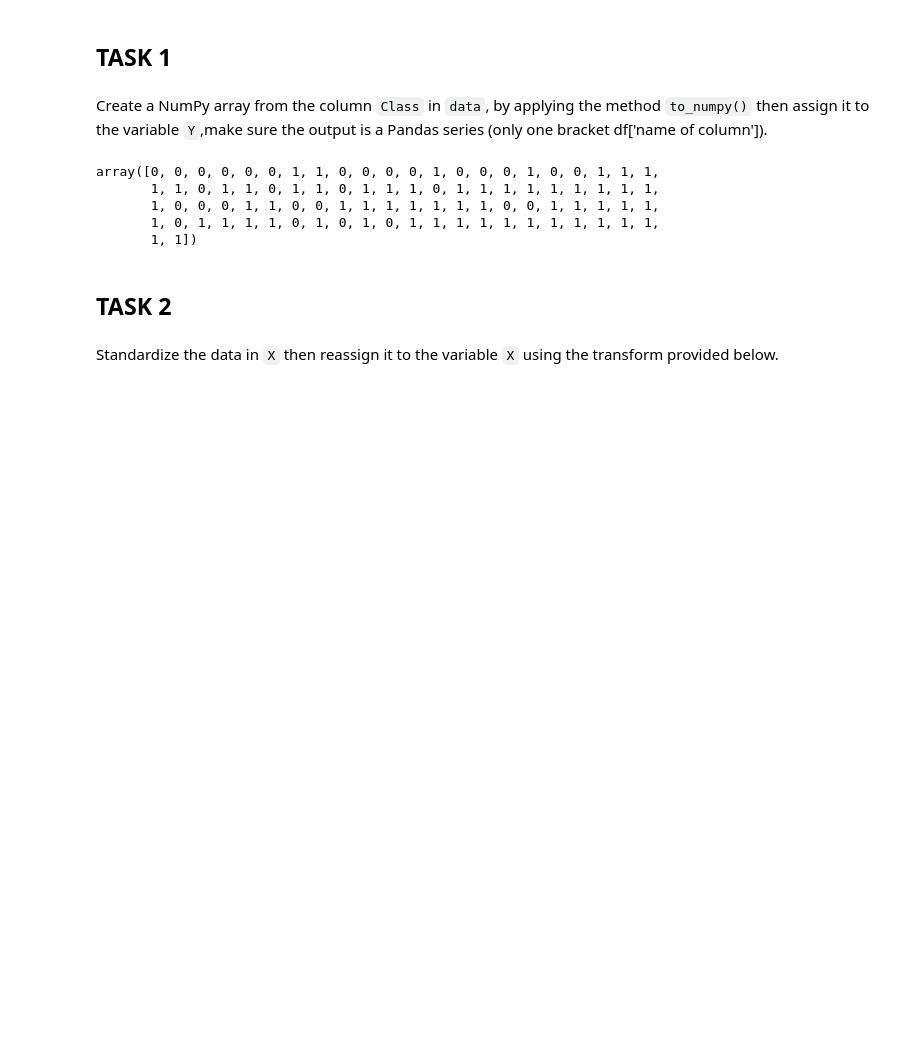
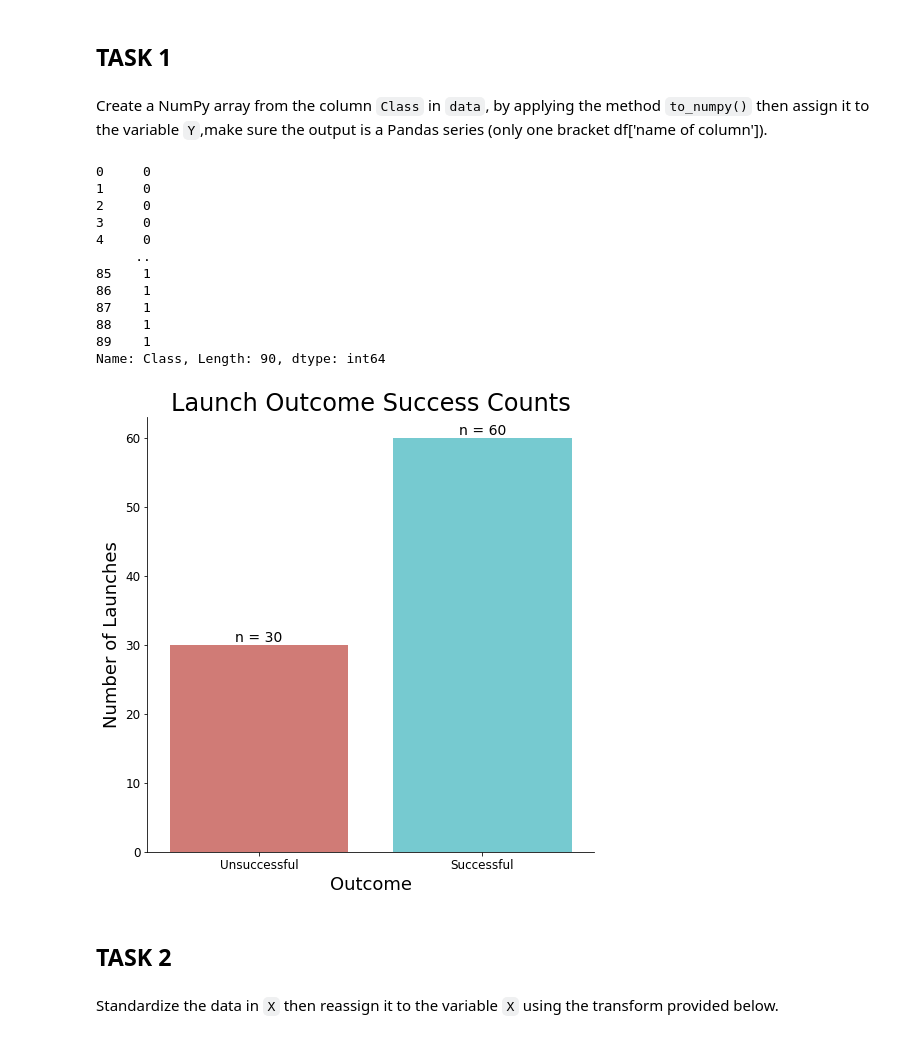
Before and after one commit to idautovic/testid, a Jupyter notebook: Machine Learning Prediction.ipynb, the cells around one changed output. Saved outputs shown, nothing was run; the diff lists cells and outputs as text; code cells hidden in the pictures; blank space fills up the shorter version.

```diff
--- a/Machine Learning Prediction.ipynb
+++ b/Machine Learning Prediction.ipynb
@@ -112,14 +112,39 @@ X.head(100)
 Create a NumPy array from the column <code>Class</code> in <code>data</code>, by applying the method <code>to_numpy()</code>  then
 assign it  to the variable <code>Y</code>,make sure the output is a  Pandas series (only one bracket df\['name of  column']).
 # %%
-Y=data['Class'].to_numpy()
+#Y=data['Class'].to_numpy()
+Y=data['Class']
 Y
 # %% [output]
-array([0, 0, 0, 0, 0, 0, 1, 1, 0, 0, 0, 0, 1, 0, 0, 0, 1, 0, 0, 1, 1, 1,
-       1, 1, 0, 1, 1, 0, 1, 1, 0, 1, 1, 1, 0, 1, 1, 1, 1, 1, 1, 1, 1, 1,
-       1, 0, 0, 0, 1, 1, 0, 0, 1, 1, 1, 1, 1, 1, 1, 0, 0, 1, 1, 1, 1, 1,
-       1, 0, 1, 1, 1, 1, 0, 1, 0, 1, 0, 1, 1, 1, 1, 1, 1, 1, 1, 1, 1, 1,
-       1, 1])
+0     0
+1     0
+2     0
+3     0
+4     0
+     ..
+85    1
+86    1
+87    1
+88    1
+89    1
+Name: Class, Length: 90, dtype: int64
+# %%
+df=Y.value_counts()
+plt.figure(figsize=(8,8))
+ax=sns.barplot(x=df.index, y=df.values, palette='hls', alpha=0.9)
+sns.despine(top=True, right=True, left=False, bottom=False)
+for p in ax.patches:
+    ax.annotate('n = {:.0f}'.format(p.get_height()), (p.get_x()+0.4, p.get_height()),
+                ha='center', va='bottom', color='black', fontsize=14)
+ax.set_xticklabels(['Unsuccessful', 'Successful'], minor=False, fontsize=12)
+plt.yticks(fontsize=12)
+plt.xticks(fontsize=12)
+plt.title('Launch Outcome Success Counts', fontsize=24)
+plt.ylabel('Number of Launches',fontsize=18)
+plt.xlabel('Outcome',fontsize=18)
+plt.show()
+# %% [output]
+[figure, added]
 # %% [markdown]
 ## TASK  2
 # %% [markdown]
```
Also changed, not shown: parts of 7 cells of this notebook.
